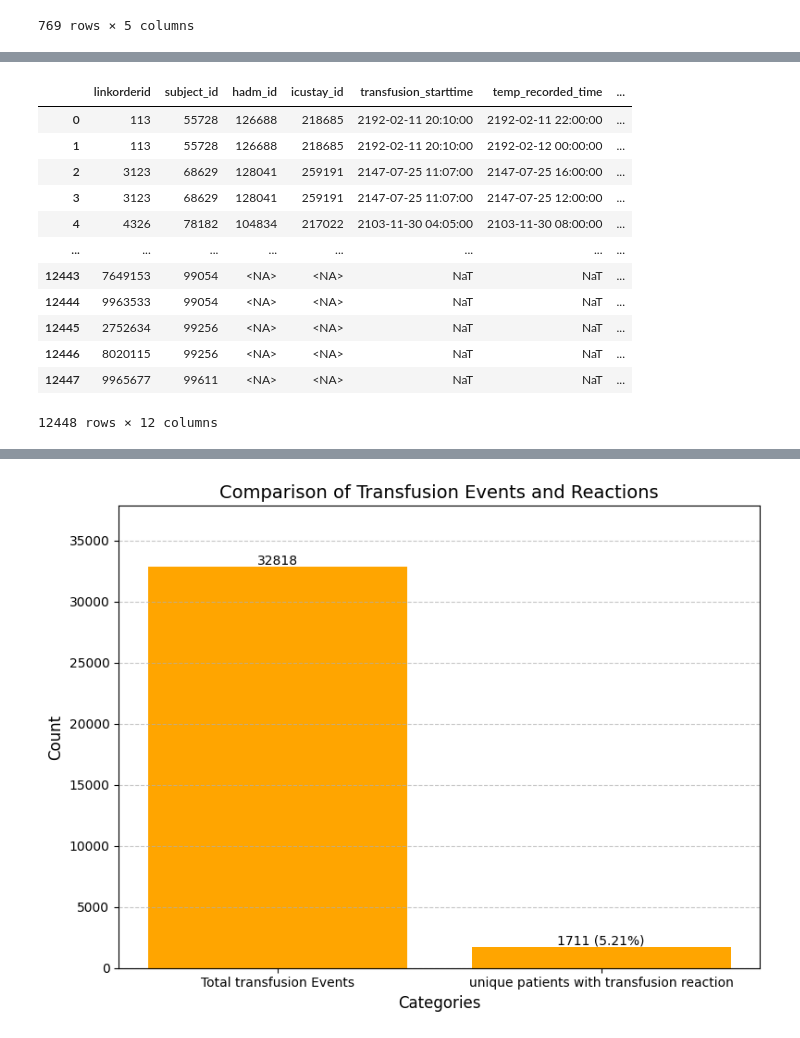
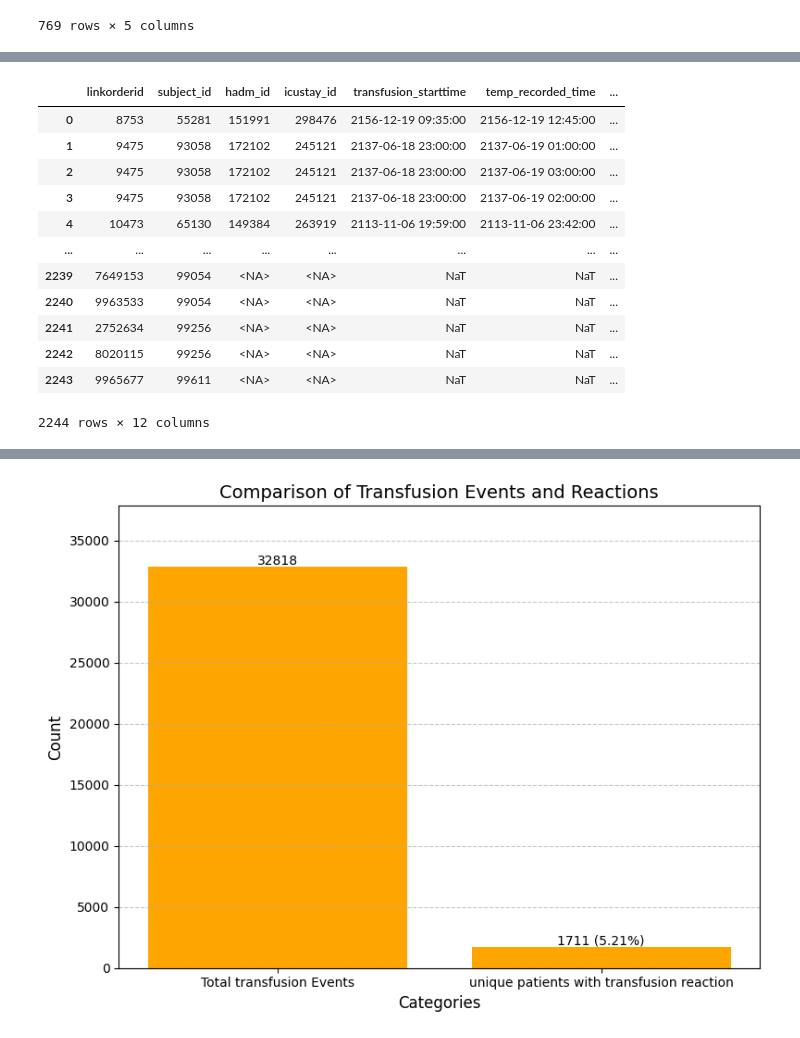
Before and after one commit to kmorhun/tranfusion-reactions, a Jupyter notebook: FNHTR/fnhtr_combined.ipynb, the cells around one changed output, grey strips where cells are left out. Cells and saved outputs as stored; diff of their text form; code cells hidden in the pictures.

```diff
--- a/FNHTR/fnhtr_combined.ipynb
+++ b/FNHTR/fnhtr_combined.ipynb
@@ -122,6 +108,6 @@ FNHRT_temps_result
 # %%
 # Remove duplicates based on 'linkorderid'
-unique_tranfusions_rection_counts_from_temp = FNHRT_temps_result.drop_duplicates(subset='linkorderid')
+unique_tranfusions_rection_counts_from_temp_result = FNHRT_temps_result.drop_duplicates(subset='linkorderid')
 
 # Display the resulting dataframe
-unique_tranfusions_rection_counts_from_temp
+unique_tranfusions_rection_counts_from_temp = len(unique_tranfusions_rection_counts_from_temp_result)
@@ -142,22 +114,22 @@ unique_tranfusions_rection_counts_from_temp
 # %%
 # Combine the two dataframes by concatenating them (adding rows)
-combined_result = pd.concat([FNHRT_temps_result, FNHTR_symptoms_result], ignore_index=True)
+combined_result = pd.concat([unique_tranfusions_rection_counts_from_temp_result, FNHTR_symptoms_result], ignore_index=True)
 
 # Display the combined result
 combined_result
 # %% [output]
 |  | linkorderid | subject_id | hadm_id | icustay_id | transfusion_starttime | temp_recorded_time | ... |
-| 0 | 113 | 55728 | 126688 | 218685 | 2192-02-11 20:10:00 | 2192-02-11 22:00:00 | ... |
-| 1 | 113 | 55728 | 126688 | 218685 | 2192-02-11 20:10:00 | 2192-02-12 00:00:00 | ... |
-| 2 | 3123 | 68629 | 128041 | 259191 | 2147-07-25 11:07:00 | 2147-07-25 16:00:00 | ... |
-| 3 | 3123 | 68629 | 128041 | 259191 | 2147-07-25 11:07:00 | 2147-07-25 12:00:00 | ... |
-| 4 | 4326 | 78182 | 104834 | 217022 | 2103-11-30 04:05:00 | 2103-11-30 08:00:00 | ... |
+| 0 | 8753 | 55281 | 151991 | 298476 | 2156-12-19 09:35:00 | 2156-12-19 12:45:00 | ... |
+| 1 | 9475 | 93058 | 172102 | 245121 | 2137-06-18 23:00:00 | 2137-06-19 01:00:00 | ... |
+| 2 | 9475 | 93058 | 172102 | 245121 | 2137-06-18 23:00:00 | 2137-06-19 03:00:00 | ... |
+| 3 | 9475 | 93058 | 172102 | 245121 | 2137-06-18 23:00:00 | 2137-06-19 02:00:00 | ... |
+| 4 | 10473 | 65130 | 149384 | 263919 | 2113-11-06 19:59:00 | 2113-11-06 23:42:00 | ... |
 | ... | ... | ... | ... | ... | ... | ... | ... |
-| 12443 | 7649153 | 99054 | <NA> | <NA> | NaT | NaT | ... |
-| 12444 | 9963533 | 99054 | <NA> | <NA> | NaT | NaT | ... |
-| 12445 | 2752634 | 99256 | <NA> | <NA> | NaT | NaT | ... |
-| 12446 | 8020115 | 99256 | <NA> | <NA> | NaT | NaT | ... |
-| 12447 | 9965677 | 99611 | <NA> | <NA> | NaT | NaT | ... |
+| 2239 | 7649153 | 99054 | <NA> | <NA> | NaT | NaT | ... |
+| 2240 | 9963533 | 99054 | <NA> | <NA> | NaT | NaT | ... |
+| 2241 | 2752634 | 99256 | <NA> | <NA> | NaT | NaT | ... |
+| 2242 | 8020115 | 99256 | <NA> | <NA> | NaT | NaT | ... |
+| 2243 | 9965677 | 99611 | <NA> | <NA> | NaT | NaT | ... |
-12448 rows × 12 columns
+2244 rows × 12 columns
 # %%
 # Remove duplicates based on 'linkorderid'
```
Also changed, not shown: parts of 10 cells of this notebook, 1 other file.
